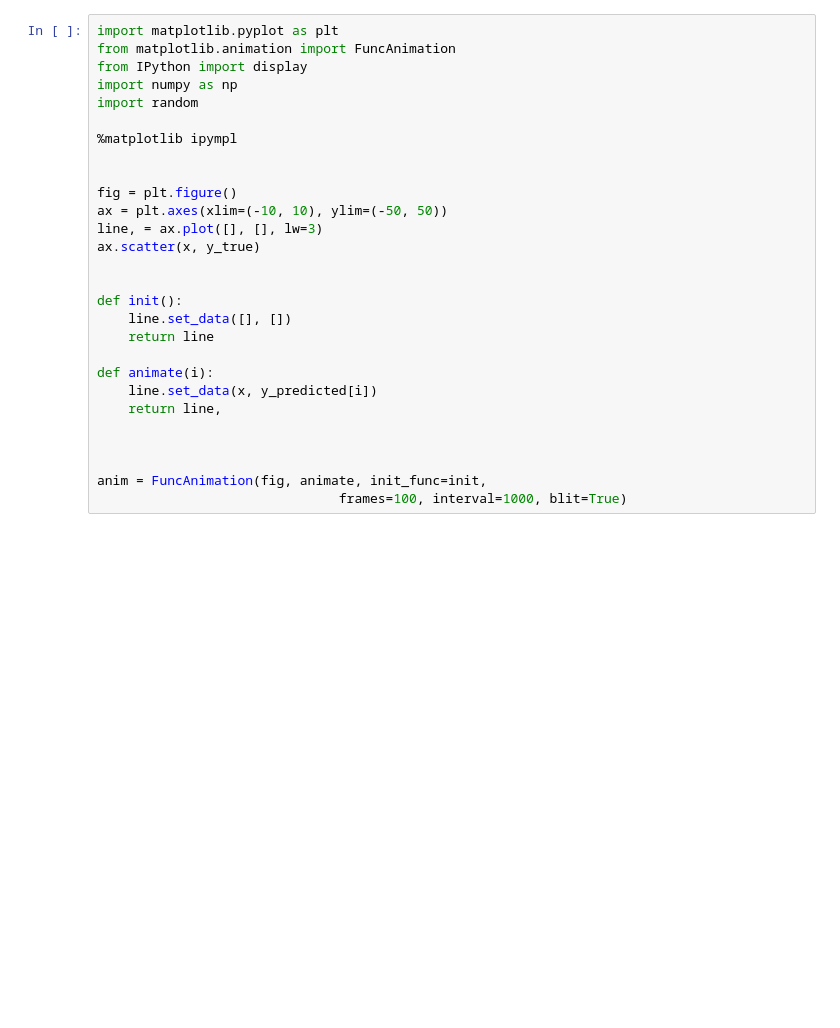
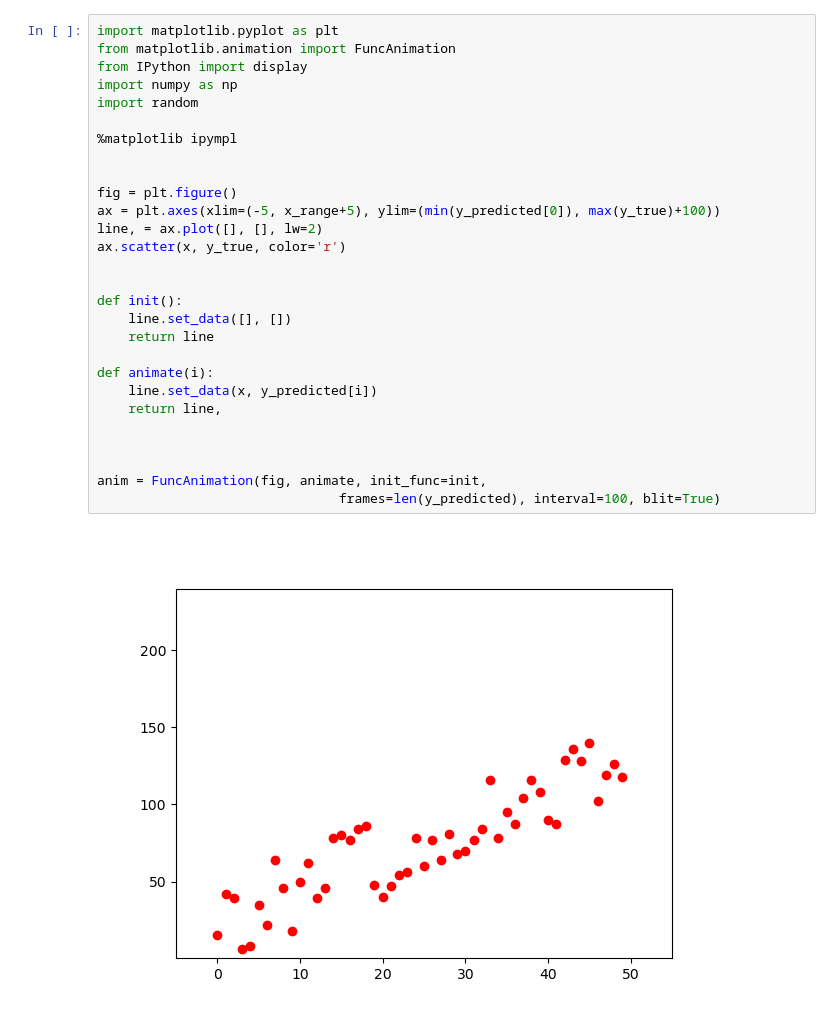
Before and after one commit to gutmmm/machine-learning-101, a Jupyter notebook: linear_reg.ipynb, the cells around one changed output. Saved outputs shown, nothing was run; the diff lists cells and outputs as text; blank space fills up the shorter version.

```diff
--- a/linear_reg.ipynb
+++ b/linear_reg.ipynb
@@ -80,28 +73,30 @@ plt.show()
 # %%
 import matplotlib.pyplot as plt
 from matplotlib.animation import FuncAnimation
 from IPython import display
 import numpy as np
 import random
 
 %matplotlib ipympl
 
 
 fig = plt.figure()
-ax = plt.axes(xlim=(-10, 10), ylim=(-50, 50))
-line, = ax.plot([], [], lw=3)
-ax.scatter(x, y_true)
+ax = plt.axes(xlim=(-5, x_range+5), ylim=(min(y_predicted[0]), max(y_true)+100))
+line, = ax.plot([], [], lw=2)
+ax.scatter(x, y_true, color='r')
 
 
 def init():
     line.set_data([], [])
     return line
 
 def animate(i):
     line.set_data(x, y_predicted[i])
     return line,
 
 
 
 anim = FuncAnimation(fig, animate, init_func=init,
-                               frames=100, interval=1000, blit=True)
+                               frames=len(y_predicted), interval=100, blit=True)
+# %% [output]
+[figure, added]
```
Also changed, not shown: parts of 8 cells of this notebook.
